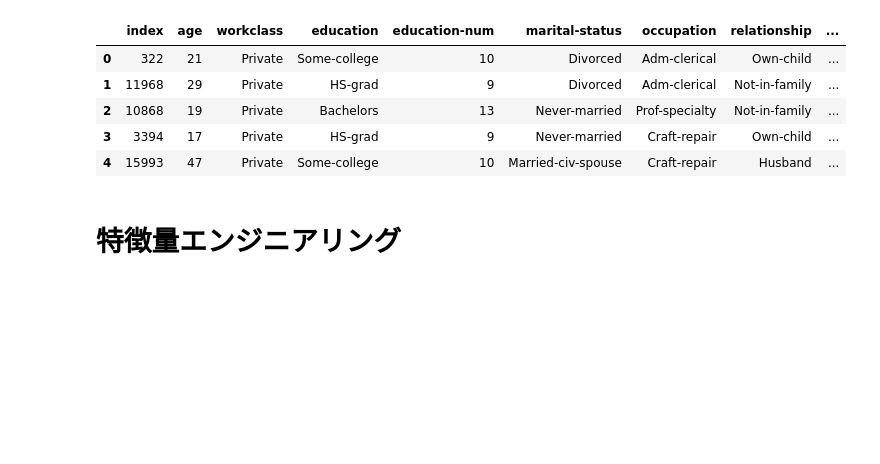
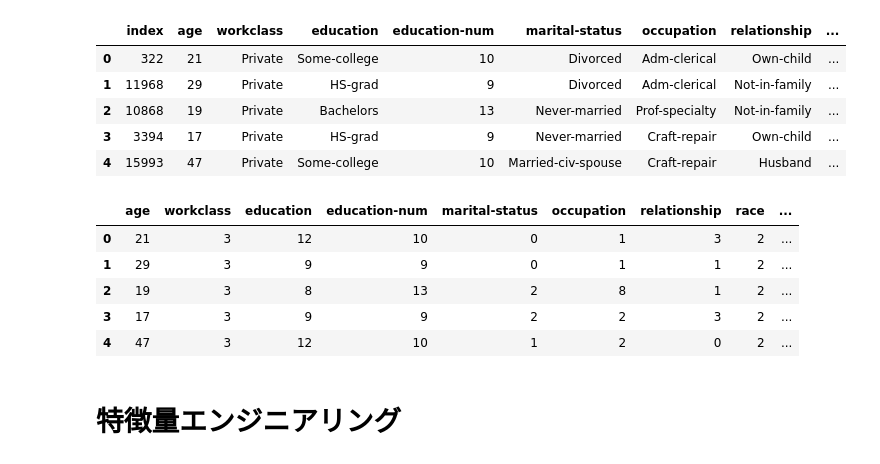
Before and after one commit to HARIBO8/Census_Income_Survey, a Jupyter notebook: Untitled0.ipynb, the cells around one changed output. Saved outputs shown, nothing was run; the diff lists cells and outputs as text; code cells hidden in the pictures; blank space fills up the shorter version.

```diff
--- a/Untitled0.ipynb
+++ b/Untitled0.ipynb
@@ -36,5 +38,14 @@ display(train_data.head())
 | 2 | 10868 | 19 | Private | Bachelors | 13 | Never-married | Prof-specialty | Not-in-family | ... |
 | 3 | 3394 | 17 | Private | HS-grad | 9 | Never-married | Craft-repair | Own-child | ... |
 | 4 | 15993 | 47 | Private | Some-college | 10 | Married-civ-spouse | Craft-repair | Husband | ... |
+# %%
+display(train_X.head())
+# %% [output]
+|  | age | workclass | education | education-num | marital-status | occupation | relationship | race | ... |
+| 0 | 21 | 3 | 12 | 10 | 0 | 1 | 3 | 2 | ... |
+| 1 | 29 | 3 | 9 | 9 | 0 | 1 | 1 | 2 | ... |
+| 2 | 19 | 3 | 8 | 13 | 2 | 8 | 1 | 2 | ... |
+| 3 | 17 | 3 | 9 | 9 | 2 | 2 | 3 | 2 | ... |
+| 4 | 47 | 3 | 12 | 10 | 1 | 2 | 0 | 2 | ... |
 # %% [markdown]
 # 特徴量エンジニアリング
```
Also changed, not shown: parts of 13 cells of this notebook.
